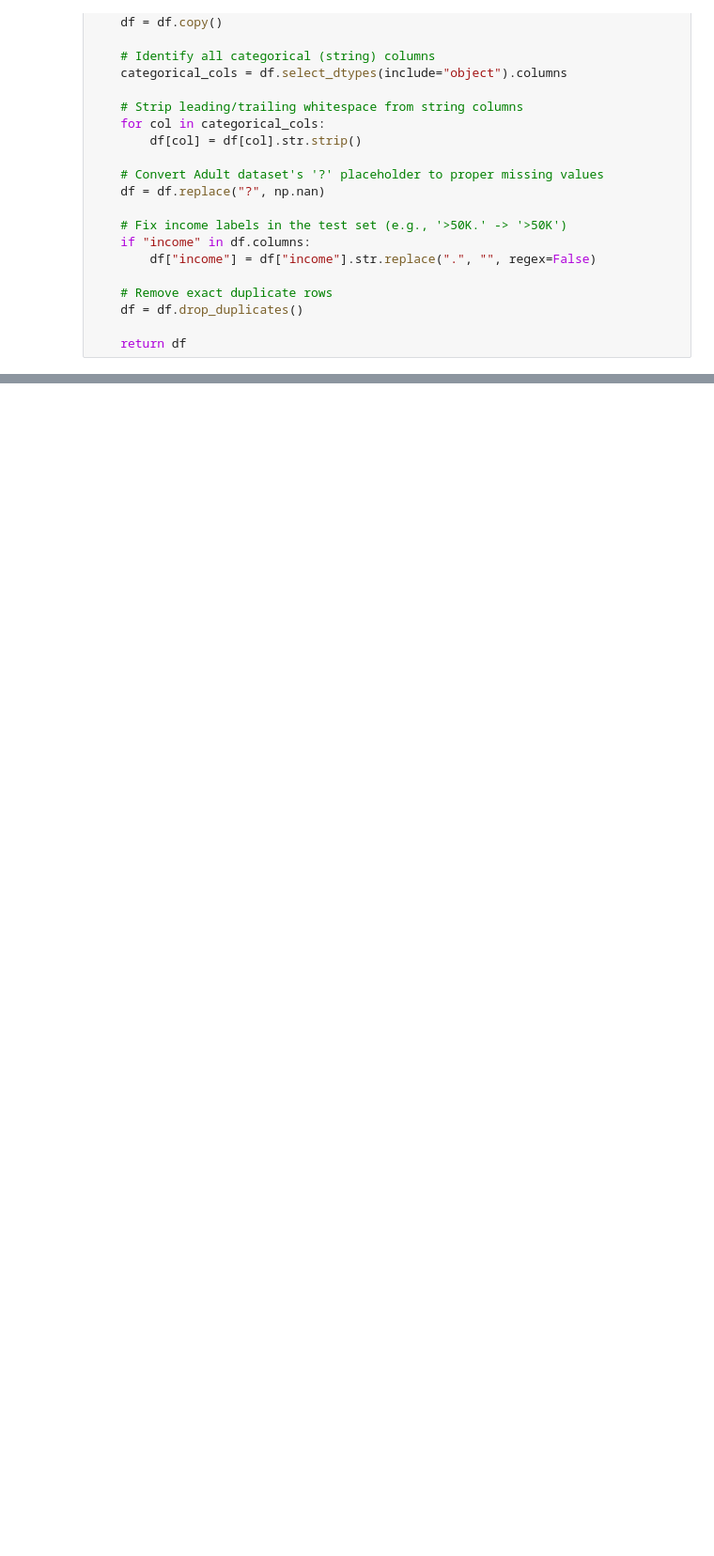
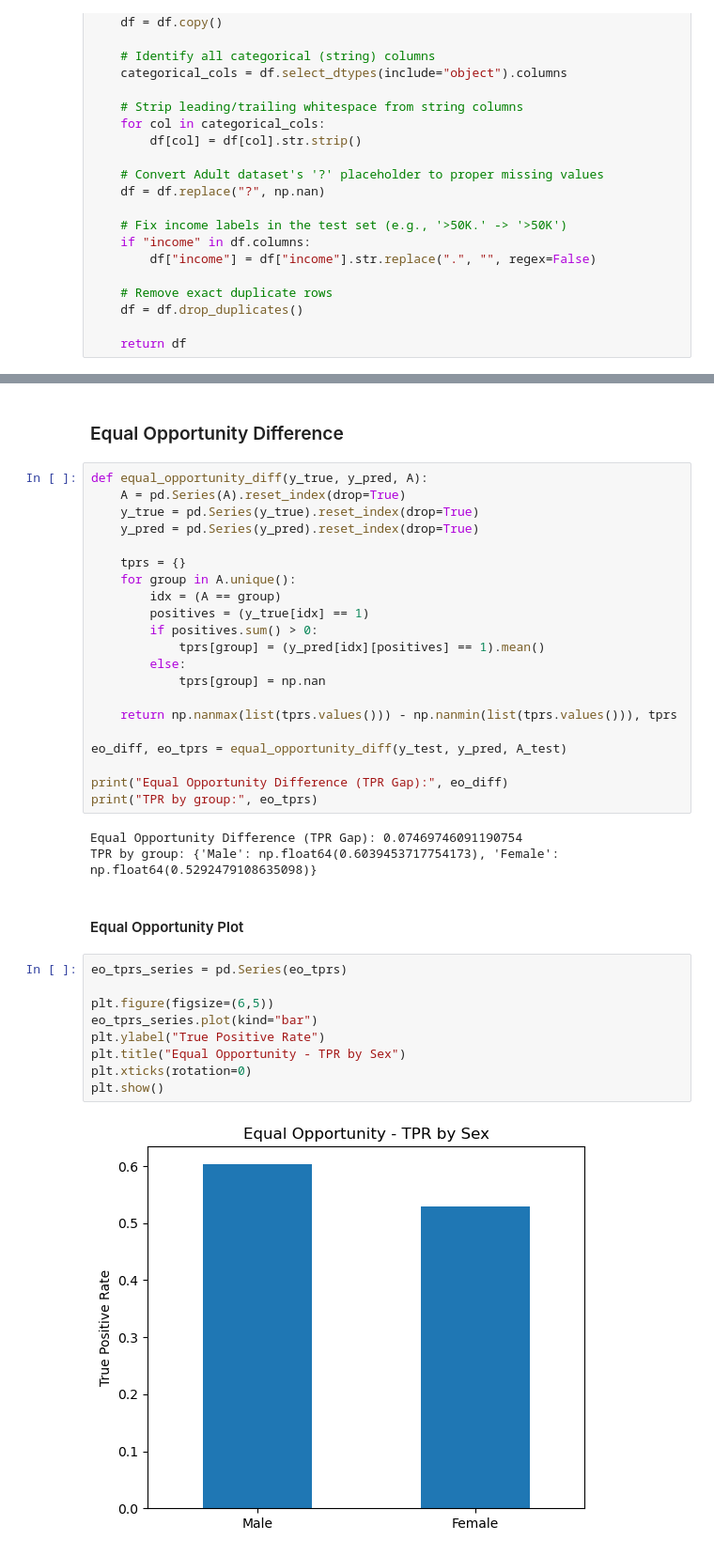
Before and after one commit to david-shodipo-brocku/Optimization-Algorithms-Bias-and-Accuracy-Tradeoffs, a Jupyter notebook: Optimization-Algorithms-Fairness-Accuracy Tradeoffs.ipynb, the cells around one changed output, grey strips where cells are left out. Shown at 94% size. Saved outputs shown, nothing was run; the diff lists cells and outputs as text; blank space fills up the shorter version.

```diff
--- a/Optimization-Algorithms-Fairness-Accuracy Tradeoffs.ipynb
+++ b/Optimization-Algorithms-Fairness-Accuracy Tradeoffs.ipynb
@@ -197,0 +374,39 @@ display(data.head())
+# %% [markdown]
+### Equal Opportunity Difference
+# %%
+def equal_opportunity_diff(y_true, y_pred, A):
+    A = pd.Series(A).reset_index(drop=True)
+    y_true = pd.Series(y_true).reset_index(drop=True)
+    y_pred = pd.Series(y_pred).reset_index(drop=True)
+
+    tprs = {}
+    for group in A.unique():
+        idx = (A == group)
+        positives = (y_true[idx] == 1)
+        if positives.sum() > 0:
+            tprs[group] = (y_pred[idx][positives] == 1).mean()
+        else:
+            tprs[group] = np.nan
+
+    return np.nanmax(list(tprs.values())) - np.nanmin(list(tprs.values())), tprs
+
+eo_diff, eo_tprs = equal_opportunity_diff(y_test, y_pred, A_test)
+
+print("Equal Opportunity Difference (TPR Gap):", eo_diff)
+print("TPR by group:", eo_tprs)
+# %% [output]
+Equal Opportunity Difference (TPR Gap): 0.07469746091190754
+TPR by group: {'Male': np.float64(0.6039453717754173), 'Female': np.float64(0.5292479108635098)}
+# %% [markdown]
+#### Equal Opportunity Plot
+# %%
+eo_tprs_series = pd.Series(eo_tprs)
+
+plt.figure(figsize=(6,5))
+eo_tprs_series.plot(kind="bar")
+plt.ylabel("True Positive Rate")
+plt.title("Equal Opportunity - TPR by Sex")
+plt.xticks(rotation=0)
+plt.show()
+# %% [output]
+[figure, added]
```
Also changed, not shown: parts of 22 cells of this notebook, 1 other file.
